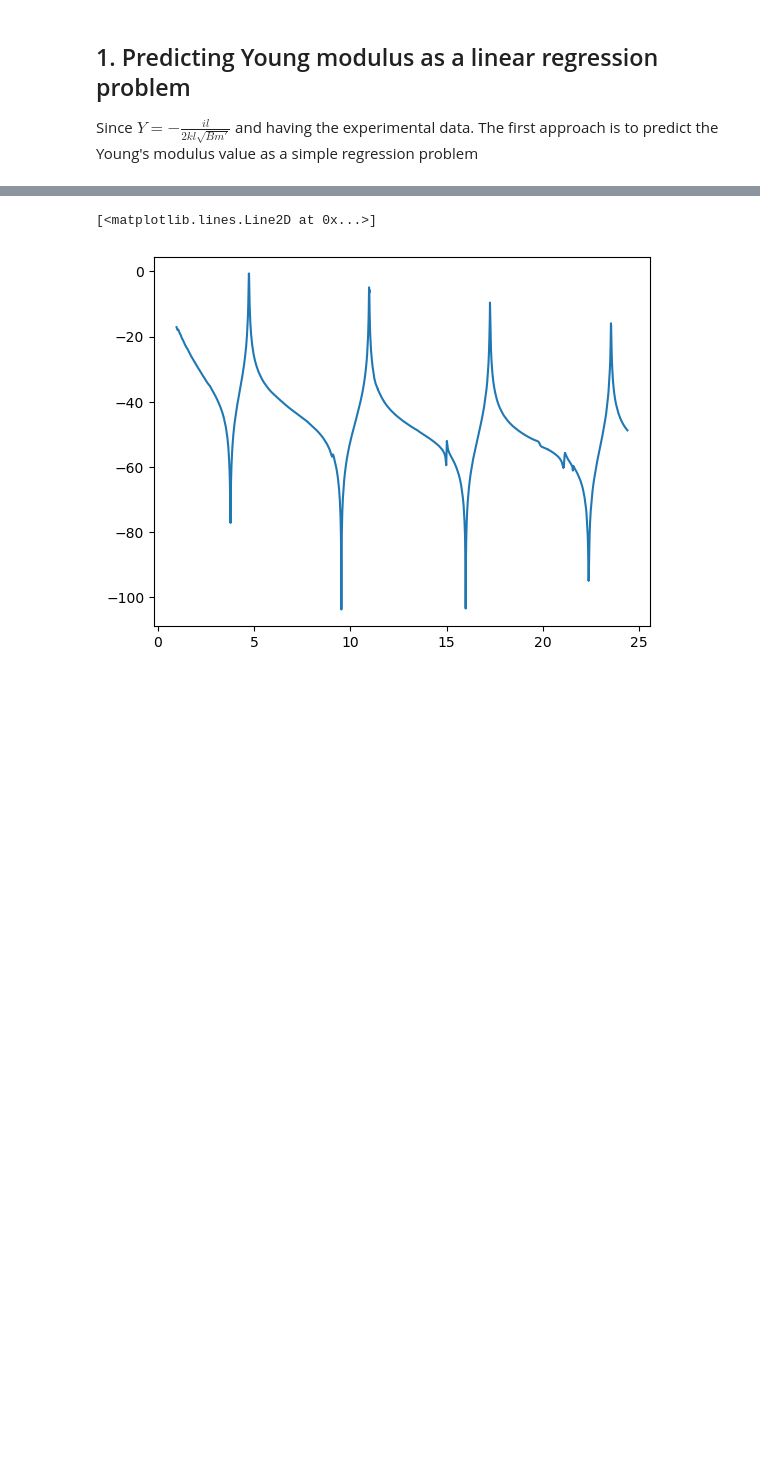
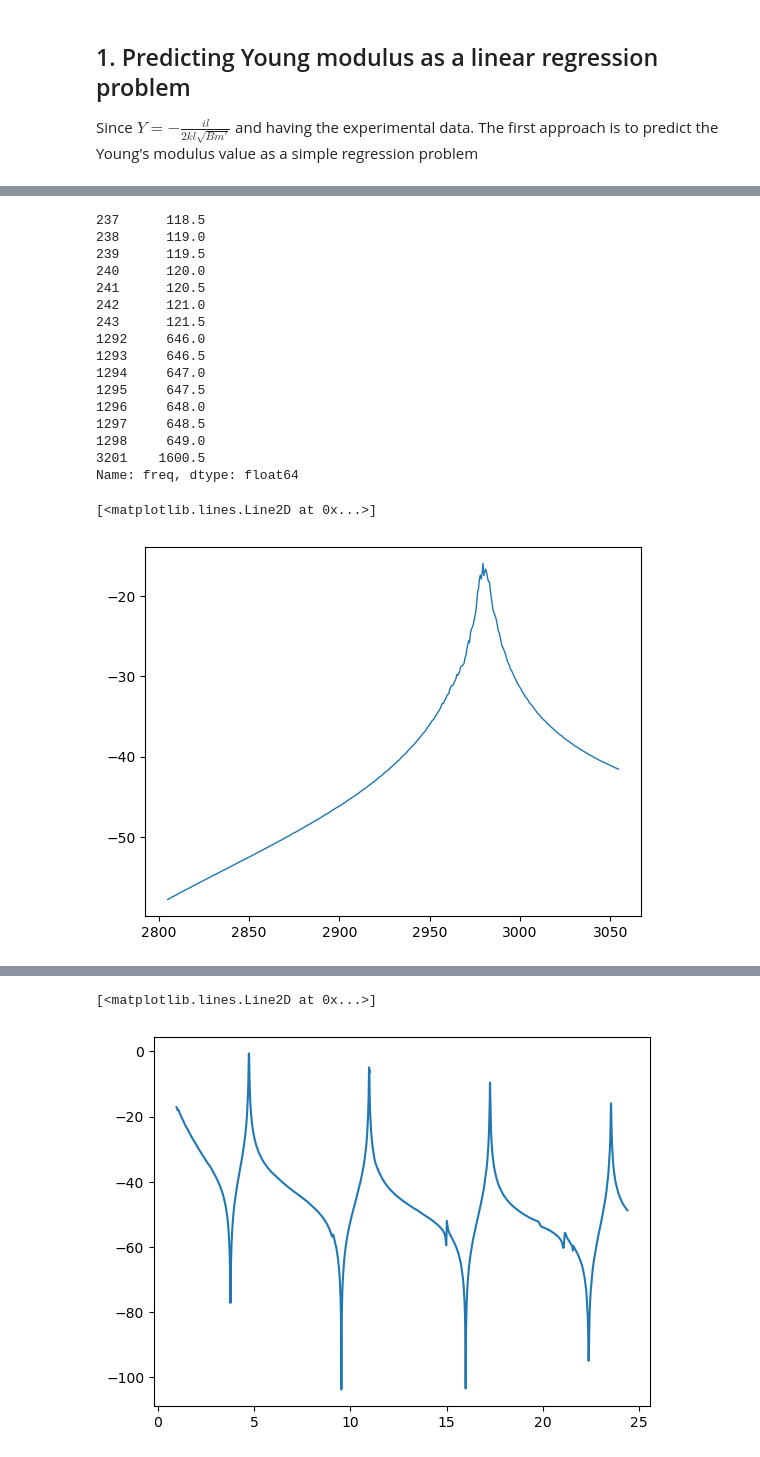
Before and after one commit to taboleiro/BayesianVibrationsModeling, a Jupyter notebook: BEMD.ipynb, the cells around one changed output, grey strips where cells are left out. Drawn from its saved outputs; the diff is of its cells as text; code cells hidden in the pictures; blank space fills up the shorter version.

```diff
--- a/BEMD.ipynb
+++ b/BEMD.ipynb
@@ -64,3 +103,29 @@ def mobilityFunc(E, freq, beam, eta=0.007):
+# %%
+#Finding resonances
+
+print(experiment["freq"][20*np.log10(norm_exp) > -10])
+limdown = 2800*2
+limup = 3050*2
+plt.plot(experiment["freq"][limdown:limup], 20*np.log10(norm_exp[limdown:limup]), label="measurement", linewidth=1)
+# %% [output]
+237      118.5
+238      119.0
+239      119.5
+240      120.0
+241      120.5
+242      121.0
+243      121.5
+1292     646.0
+1293     646.5
+1294     647.0
+1295     647.5
+1296     648.0
+1297     648.5
+1298     649.0
+3201    1600.5
+Name: freq, dtype: float64
+[<matplotlib.lines.Line2D at 0x...>]
+[figure, added]
 # %%
 data = pd.read_csv("./Data/bend/centerFreqResponse.csv")[10:]
 data["mobility"] = data["force"] + 1j*data["velocity"]
```
Also changed, not shown: parts of 8 cells of this notebook, 27 other files.
